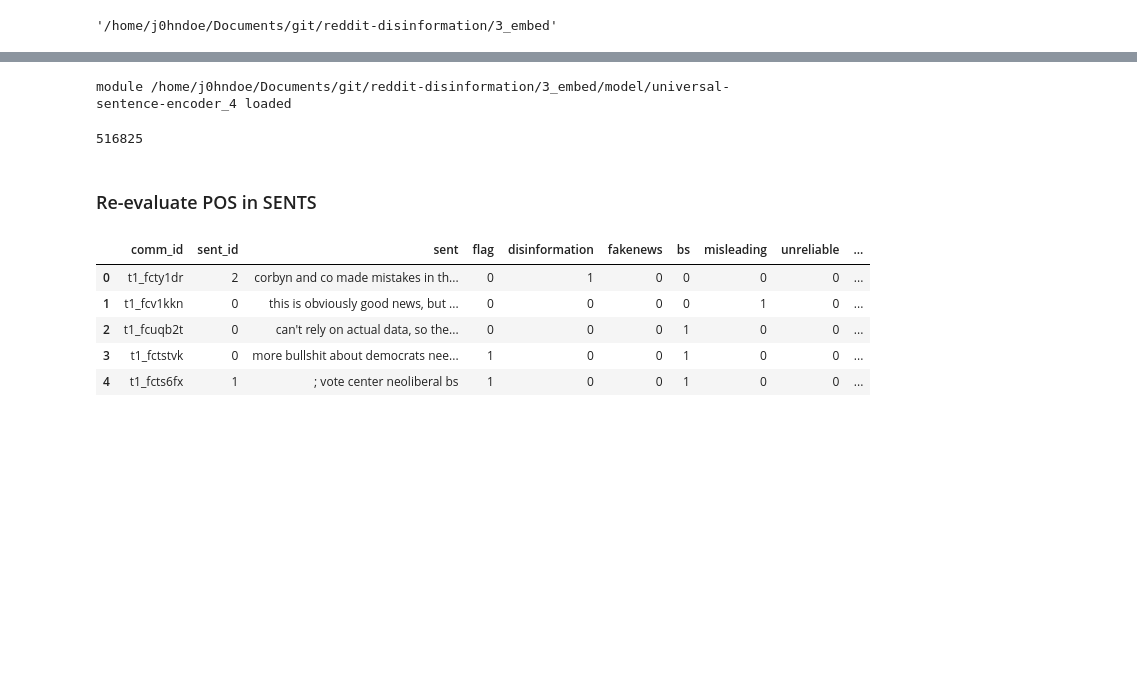
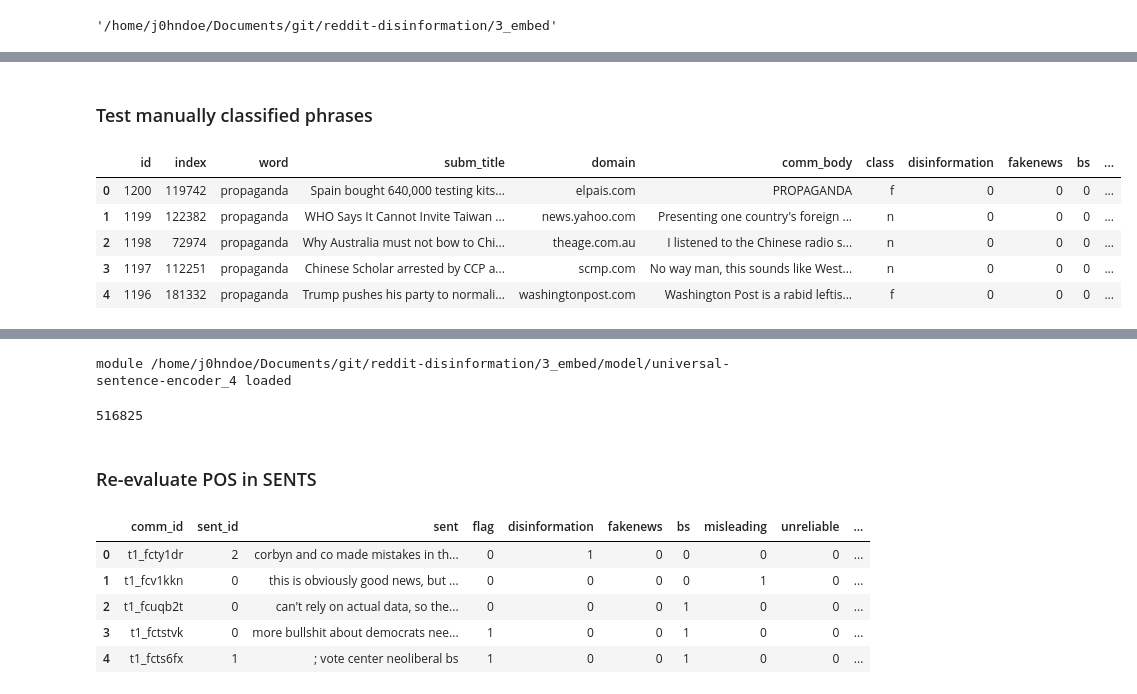
Before and after one commit to nomoteticus/reddit-disinformation, a Jupyter notebook: 3_embed/check_pos_categ.ipynb, the cells around one changed output, grey strips where cells are left out. Cells and saved outputs as stored; diff of their text form; code cells hidden in the pictures; blank space fills up the shorter version.

```diff
--- a/3_embed/check_pos_categ.ipynb
+++ b/3_embed/check_pos_categ.ipynb
@@ -19,0 +69,13 @@ AttributeError: module 'functions_pos_match' has no attribute 'bot_author_regex'
+# %% [markdown]
+### Test manually classified phrases
+# %%
+MANUAL = pd.read_csv("../4_check/data/test_classified.csv")
+MANUAL["class3"]=MANUAL["class"]
+MANUAL.head()
+# %% [output]
+|  | id | index | word | subm_title | domain | comm_body | class | disinformation | fakenews | bs | ... |
+| 0 | 1200 | 119742 | propaganda | Spain bought 640,000 testing kits... | elpais.com | PROPAGANDA | f | 0 | 0 | 0 | ... |
+| 1 | 1199 | 122382 | propaganda | WHO Says It Cannot Invite Taiwan ... | news.yahoo.com | Presenting one country's foreign ... | n | 0 | 0 | 0 | ... |
+| 2 | 1198 | 72974 | propaganda | Why Australia must not bow to Chi... | theage.com.au | I listened to the Chinese radio s... | n | 0 | 0 | 0 | ... |
+| 3 | 1197 | 112251 | propaganda | Chinese Scholar arrested by CCP a... | scmp.com | No way man, this sounds like West... | n | 0 | 0 | 0 | ... |
+| 4 | 1196 | 181332 | propaganda | Trump pushes his party to normali... | washingtonpost.com | Washington Post is a rabid leftis... | f | 0 | 0 | 0 | ... |
```
Also changed, not shown: parts of 14 cells of this notebook, 8 other files.
